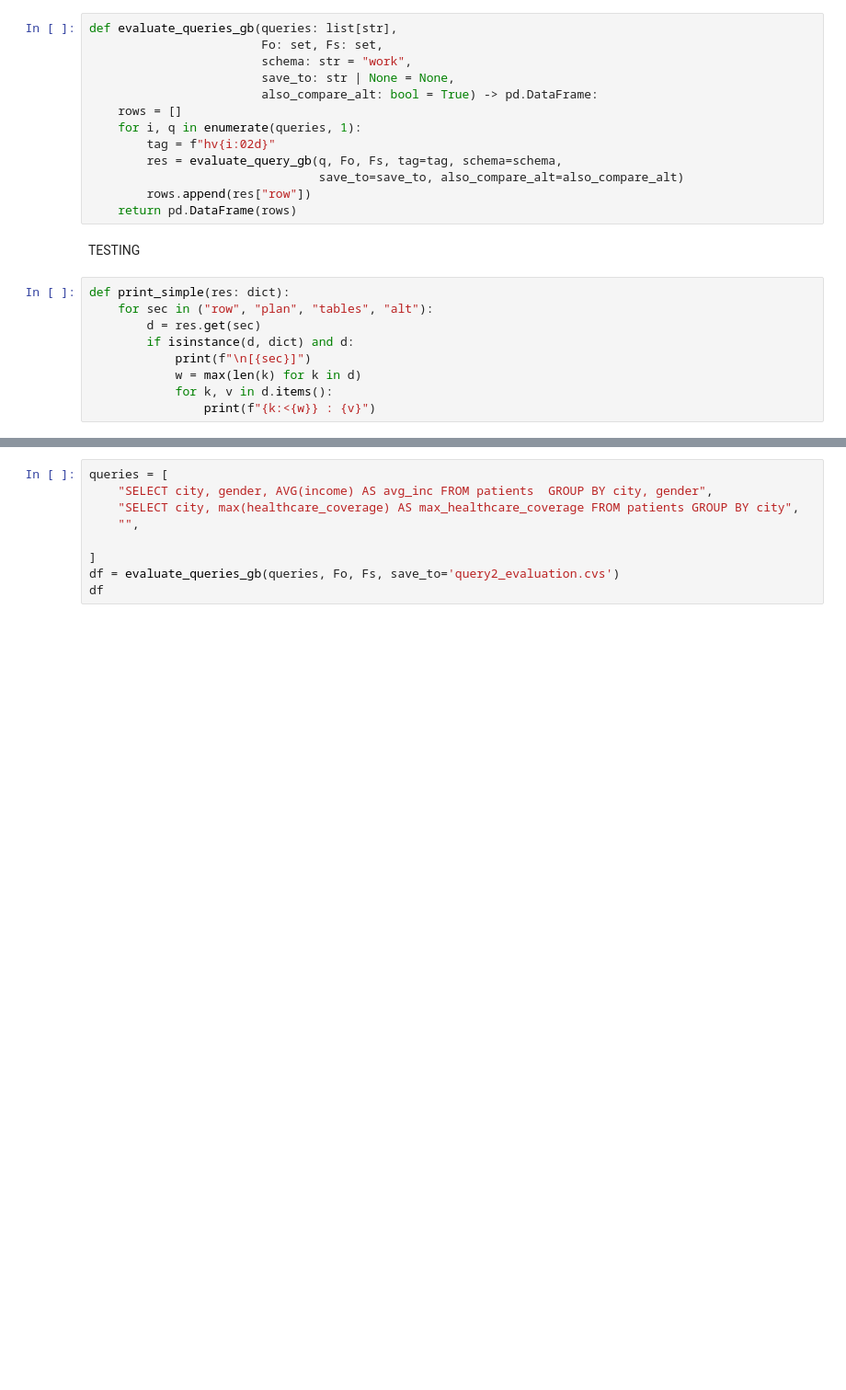
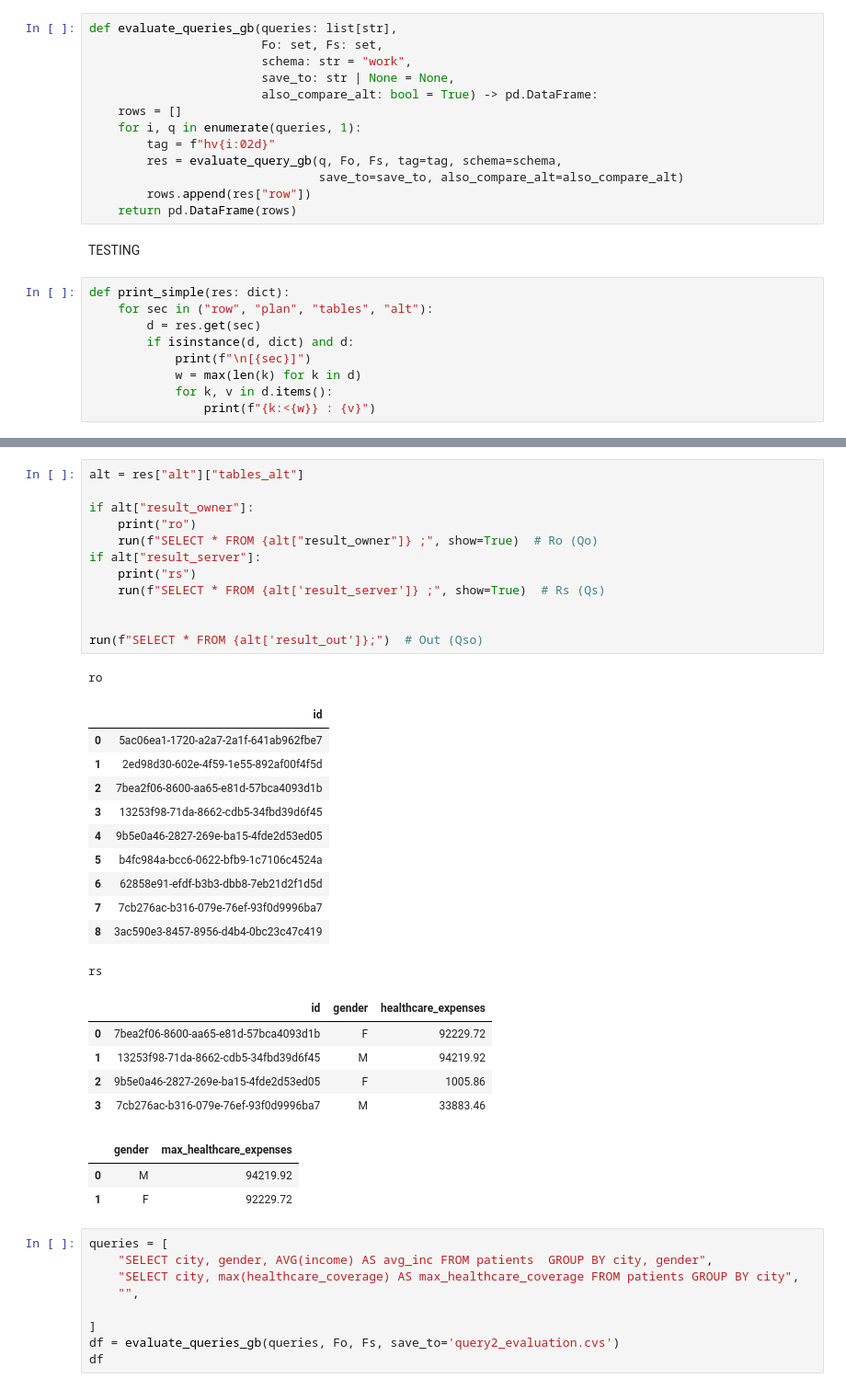
Before and after one commit to SaraBuzzi/syntheaProject1, a Jupyter notebook: Query2W.ipynb, the cells around one changed output, grey strips where cells are left out. Shown at 92% size. Cells and saved outputs as stored; diff of their text form; blank space fills up the shorter version.

```diff
--- a/Query2W.ipynb
+++ b/Query2W.ipynb
@@ -872,3 +865,36 @@ rout
+# %%
+alt = res["alt"]["tables_alt"]
+
+if alt["result_owner"]:
+    print("ro")
+    run(f"SELECT * FROM {alt["result_owner"]} ;", show=True)  # Ro (Qo)
+if alt["result_server"]:
+    print("rs")
+    run(f"SELECT * FROM {alt['result_server']} ;", show=True)  # Rs (Qs)
+
+
+run(f"SELECT * FROM {alt['result_out']};")  # Out (Qso)
+# %% [output]
+ro
+|  | id |
+| 0 | 5ac06ea1-1720-a2a7-2a1f-641ab962fbe7 |
+| 1 | 2ed98d30-602e-4f59-1e55-892af00f4f5d |
+| 2 | 7bea2f06-8600-aa65-e81d-57bca4093d1b |
+| 3 | 13253f98-71da-8662-cdb5-34fbd39d6f45 |
+| 4 | 9b5e0a46-2827-269e-ba15-4fde2d53ed05 |
+| 5 | b4fc984a-bcc6-0622-bfb9-1c7106c4524a |
+| 6 | 62858e91-efdf-b3b3-dbb8-7eb21d2f1d5d |
+| 7 | 7cb276ac-b316-079e-76ef-93f0d9996ba7 |
+| 8 | 3ac590e3-8457-8956-d4b4-0bc23c47c419 |
+rs
+|  | id | gender | healthcare_expenses |
+| 0 | 7bea2f06-8600-aa65-e81d-57bca4093d1b | F | 92229.72 |
+| 1 | 13253f98-71da-8662-cdb5-34fbd39d6f45 | M | 94219.92 |
+| 2 | 9b5e0a46-2827-269e-ba15-4fde2d53ed05 | F | 1005.86 |
+| 3 | 7cb276ac-b316-079e-76ef-93f0d9996ba7 | M | 33883.46 |
+|  | gender | max_healthcare_expenses |
+| 0 | M | 94219.92 |
+| 1 | F | 92229.72 |
 # %%
 queries = [
     "SELECT city, gender, AVG(income) AS avg_inc FROM patients  GROUP BY city, gender",
```
Also changed, not shown: parts of 6 cells of this notebook, 1 other file.
